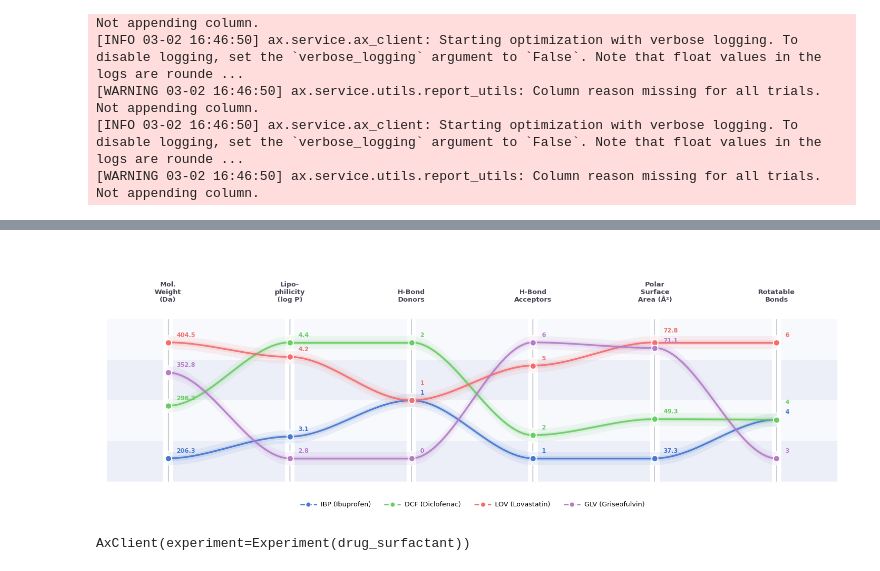
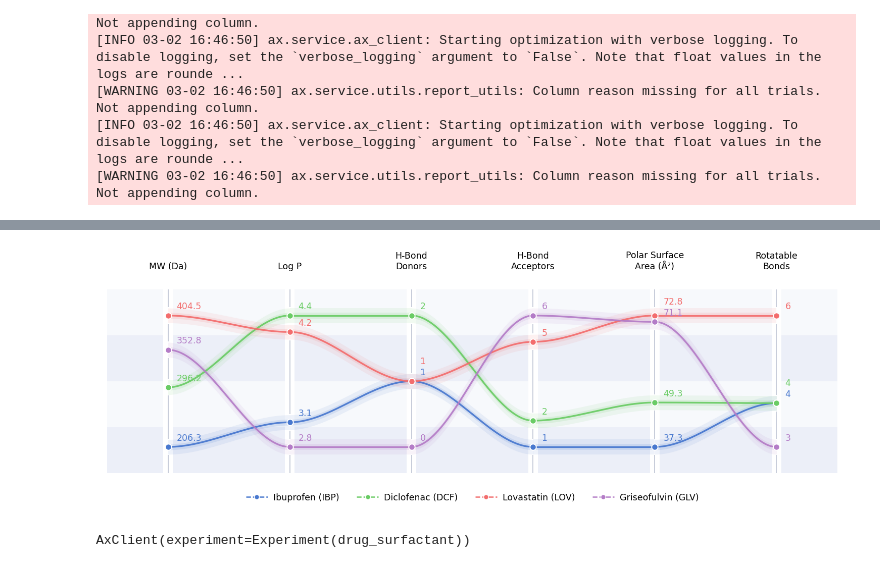
Before and after one commit to zeqingbaosdl5/drug-surfactant, a Jupyter notebook: data_analysis/data_analysis.ipynb, the cells around one changed output, grey strips where cells are left out. Cells and saved outputs as stored; diff of their text form; code cells hidden in the pictures.

Commit message:
figures

```diff
--- a/data_analysis/data_analysis.ipynb
+++ b/data_analysis/data_analysis.ipynb
@@ -345,11 +345,11 @@ def drug_visualization(drug_dict):
 
     prop_keys   = ['mol_weight', 'log_p', 'hbd', 'hba', 'tpsa', 'rot_bonds']
     axes_labels = [
-        'Mol.\nWeight\n(Da)',
-        'Lipo-\nphilicity\n(log P)',
+        'MW (Da)',
+        'Log P',
         'H-Bond\nDonors',
         'H-Bond\nAcceptors',
-        'Polar\nSurface\nArea (Å²)',
+        'Polar Surface\nArea (Å²)',
         'Rotatable\nBonds',
     ]
 
@@ -394,7 +394,7 @@ def drug_visualization(drug_dict):
     fig.patch.set_facecolor('white')
     ax.set_facecolor('white')
     ax.set_xlim(-0.55, n_axes - 0.45)
-    ax.set_ylim(-0.20, 1.42)
+    ax.set_ylim(-0.20, 1.2)
     ax.axis('off')
 
     # ── Background bands: segmented per column, with gaps at each axis ─
@@ -487,39 +487,39 @@ def drug_visualization(drug_dict):
                 y_text = placed_y[-1] + 0.060
             placed_y.append(y_text)
             ax.text(xi + 0.07, y_text, str(raw_val),
-                    fontsize=8.5, color=color, ha='left', va='bottom',
-                    fontweight='bold', zorder=7)
+                    fontsize=12.5, color=color, ha='left', va='bottom',
+                     zorder=7)
 
     # ── Column headers ────────────────────────────────────────────────
     for xi, label in zip(xs, axes_labels):
         ax.text(xi, 1.10, label, ha='center', va='bottom',
-                fontsize=9.5, fontweight='bold', color='#444455',
+                fontsize=12.5, color="#000000",
                 multialignment='center', zorder=8)
 
     # ── Legend ────────────────────────────────────────────────────────
     legend_handles = [
         plt.Line2D([0], [0], color=colors[i], lw=1.8, linestyle='--',
                    marker='o', markersize=7,
                    markerfacecolor=colors[i], markeredgecolor='white',
                    markeredgewidth=1.0,
-                   label=f'{abbrs[i]} ({data[abbrs[i]]["full_name"]})')
+                   label=f'{data[abbrs[i]]["full_name"]} ({abbrs[i]})')
         for i in range(len(abbrs))
     ]
     ax.legend(handles=legend_handles, loc='lower center',
               bbox_to_anchor=(0.5, 0.0), ncol=len(abbrs),
-              fontsize=9.5, frameon=False,
+              fontsize=12.5, frameon=False,
               handlelength=2.5, handletextpad=0.6, columnspacing=2.0)
 
     fig.tight_layout()
     plt.show()
 
     save_path = f'figures/drug_properties.png'
     fig.savefig(save_path, dpi=300, bbox_inches='tight', facecolor=fig.get_facecolor())
 
 
 drug_visualization(drug_dict)
 # %% [output]
-[figure, old version]
+[figure, new version]
 # %%
 exp_dict['LOV']['ax_client']
 # %% [output]
```
Also changed, not shown: parts of 3 cells of this notebook, 5 other files.
